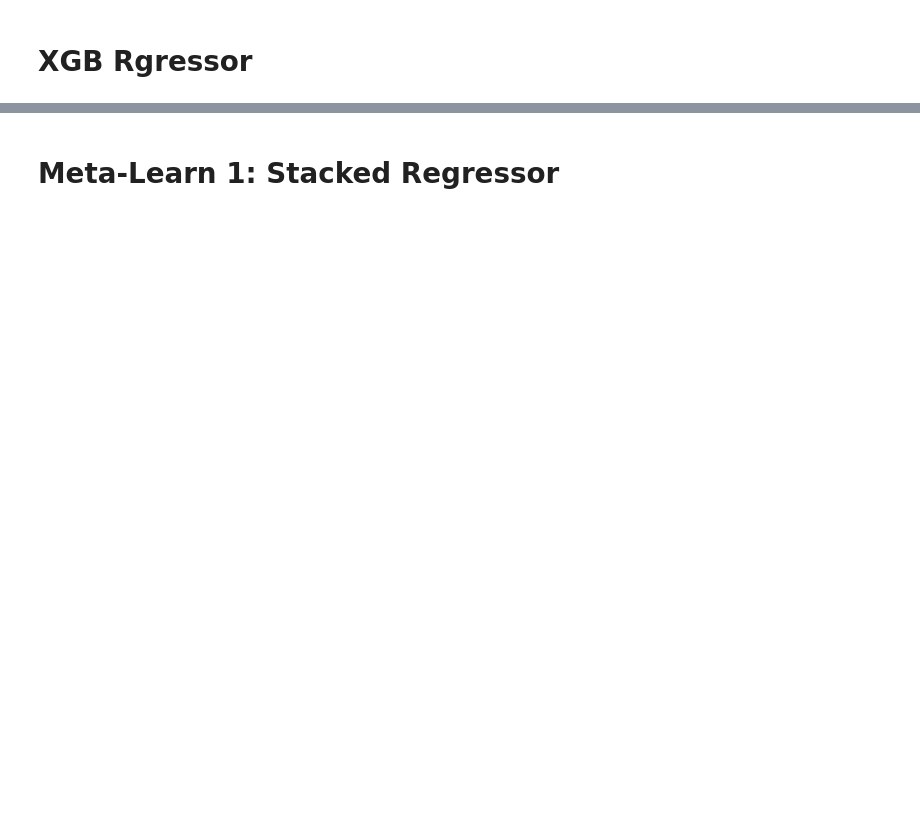
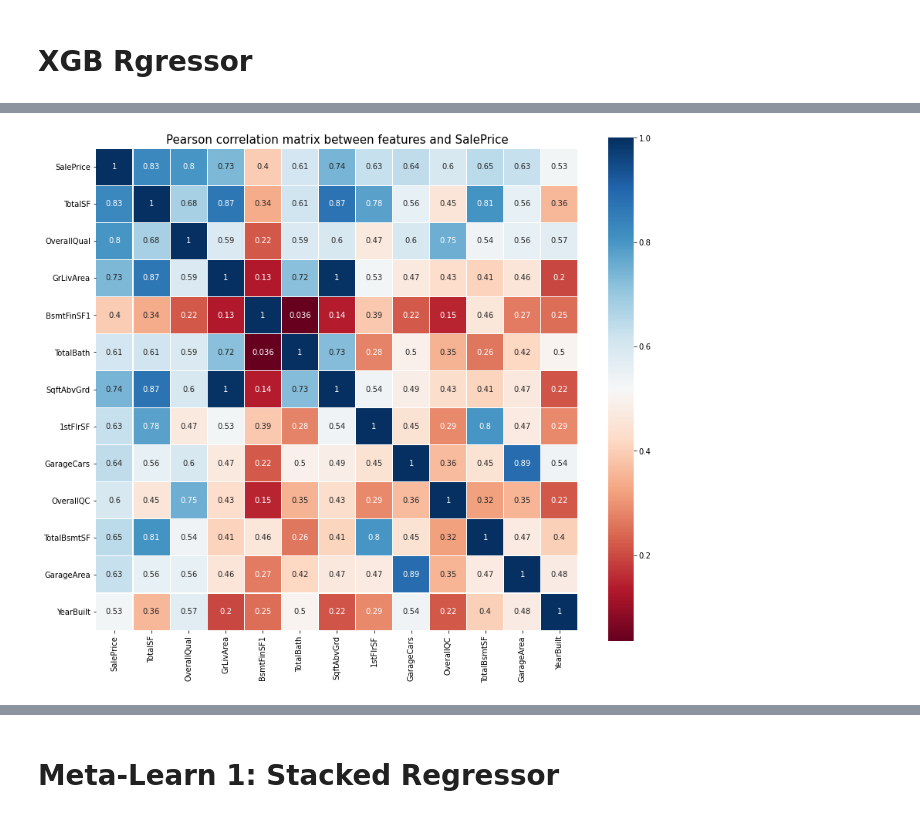
Before and after one commit to garycl/AmesHousing, a Jupyter notebook: code/HousePricePrediction.ipynb, the cells around one changed output, grey strips where cells are left out. Cells and saved outputs as stored; diff of their text form; code cells hidden in the pictures; blank space fills up the shorter version.

```diff
--- a/code/HousePricePrediction.ipynb
+++ b/code/HousePricePrediction.ipynb
@@ -737,2 +775,29 @@ keep_features = list(set(keep_features))
+# %%
+# Re-plot correlation plot using important features
+most_important_features = ['SalePrice']
+most_important_features = most_important_features + list(plot_data.loc[plot_data.Count>2]['Feature'])
+
+train2 = train.copy()
+train2['SqftAbvGrd'] = train2['1stFlrSF'] + train2['2ndFlrSF']
+train2['TotalSqftPerRoom'] = train2['TotalSF']/train2['TotRmsAbvGrd']
+train2['SqftAbvGrdPerRoom'] = train2['SqftAbvGrd']/train2['TotRmsAbvGrd']
+train2['TotalBath'] = train2['FullBath'] + (0.5 * train2['HalfBath'])
+train2['GarageQC'] = train2['GarageQual'] + train2['GarageCond']
+train2['ExterQC'] = train2['ExterQual'] + train2['ExterCond']
+train2['BsmtQC'] = train2['BsmtQual'] + train2['BsmtCond']
+train2['OverallQC'] = train2['OverallQual'] + train2['OverallCond']
+
+plt.figure(figsize=(14,12))
+plt.title('Pearson correlation matrix between features and SalePrice', y=1, size=15)
+sns.heatmap(train2[most_important_features].corr(),
+            linewidths=0.1,
+            vmax=1.0,
+            square=True,
+            cmap='RdBu',
+            linecolor='white',
+            annot=True)
+plt.show()
+# %% [output]
+[figure, added]
 # %%
 # Restricted Feature Data Set
```
Also changed, not shown: parts of 35 cells of this notebook, 15 other files.
